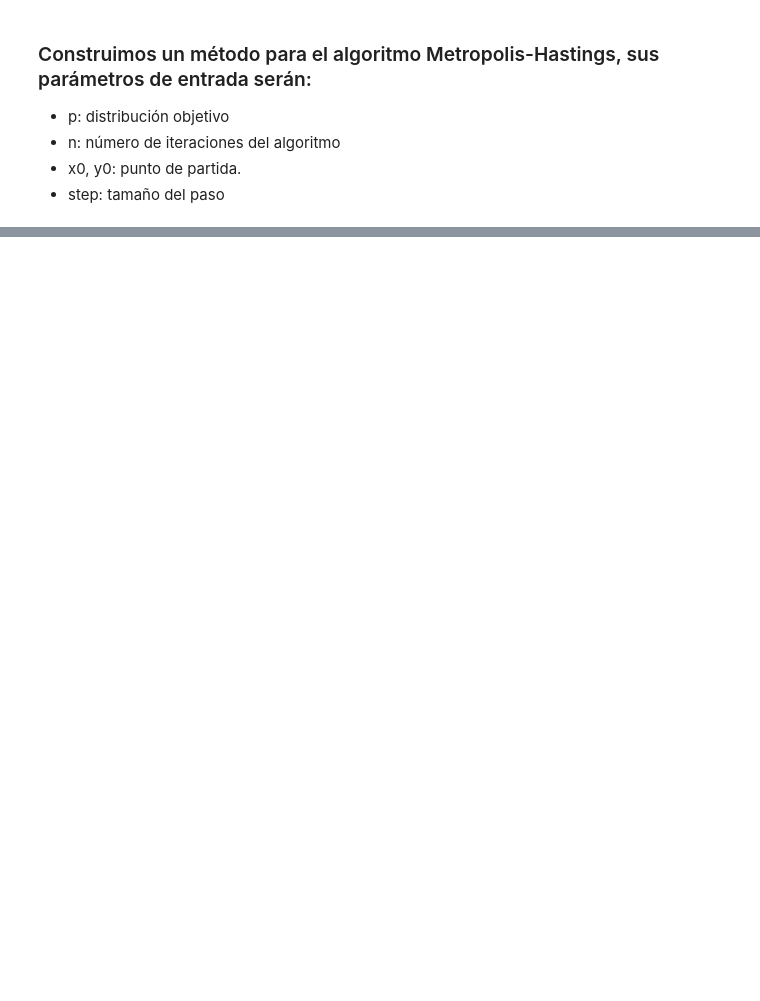
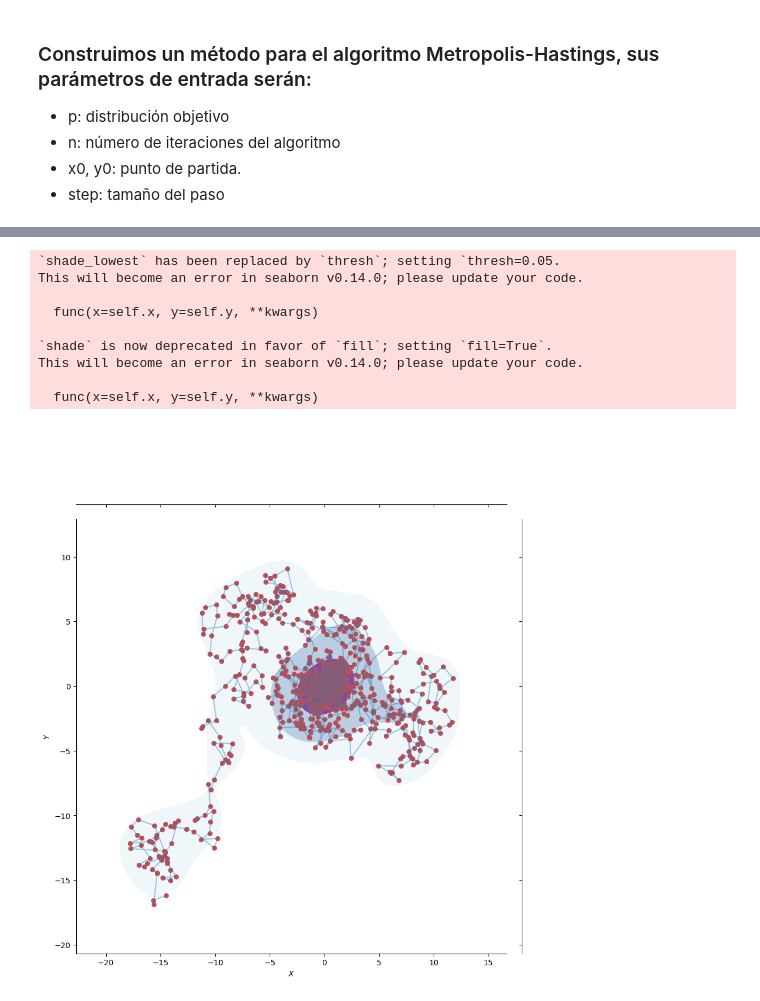
Before and after one commit to MaricelaMH/SIMULACION-II, a Jupyter notebook: Caminantes.ipynb, the cells around one changed output, grey strips where cells are left out. Cells and saved outputs as stored; diff of their text form; code cells hidden in the pictures; blank space fills up the shorter version.

```diff
--- a/Caminantes.ipynb
+++ b/Caminantes.ipynb
@@ -169,0 +241,15 @@ This will become an error in seaborn v0.14.0; please update your code.
+# %%
+def plot_dist(x,y):
+
+    sns.set_style('white')  # Color del fondo
+    plt.rcdefaults()
+
+    # plot contour
+    g = sns.JointGrid(x=x, y=y, height=10).plot_joint(sns.kdeplot, n_levels=4,cmap= 'BuPu', shade=True, shade_lowest=False,color='pink')
+
+    # add scatter plot of data
+    g = g.plot_joint(plt.scatter, c="r", s=30, linewidth=1)
+    plt.plot(x, y, linestyle='-', marker='', alpha=0.4)
+
+    # set axis labels
+    g.set_axis_labels("$X$", "$Y$")
@@ -169,0 +297,40 @@ This will become an error in seaborn v0.14.0; please update your code.
+# %%
+def ptarget(x, y):
+    return 1 / (1 + ((x - mux) ** 2 / sigmax ** 2) + ((y - muy) ** 2 / sigmay ** 2))
+# %%
+def metropolis_hastings(p, n, x0, y0, step):
+    x = x0
+    y = y0
+
+    points = np.zeros((n, 2))  # Lista inicial de muestras, al momento, con puros ceros
+
+    for i in range(n):
+        # Proponemos nuevos valores para el estado actual mediante el muestreo Q(x',y' | x,y)
+        x_star, y_star = np.array([x, y]) + np.random.normal(scale=step, size=2)
+
+        # Condición de Metropolis-Hastings
+        if np.random.rand() < p(x_star, y_star) / p(x, y):
+            x, y = x_star, y_star
+
+        # Se actualiza la lista de muestras
+        points[i] = np.array([x, y])
+
+    return points
+# %%
+# generate the samples
+samples = metropolis_hastings(ptarget, 1000, 1, 1, 0.8)  # Para Cauchy
+
+# visualise
+plot_dist(samples[:, 0], samples[:, 1])
+plt.savefig('caminates_cauchy.png')
+# %% [output]
+`shade_lowest` has been replaced by `thresh`; setting `thresh=0.05.
+This will become an error in seaborn v0.14.0; please update your code.
+
+  func(x=self.x, y=self.y, **kwargs)
+
+`shade` is now deprecated in favor of `fill`; setting `fill=True`.
+This will become an error in seaborn v0.14.0; please update your code.
+
+  func(x=self.x, y=self.y, **kwargs)
+[figure, added]
```
Also changed, not shown: parts of 43 cells of this notebook.
